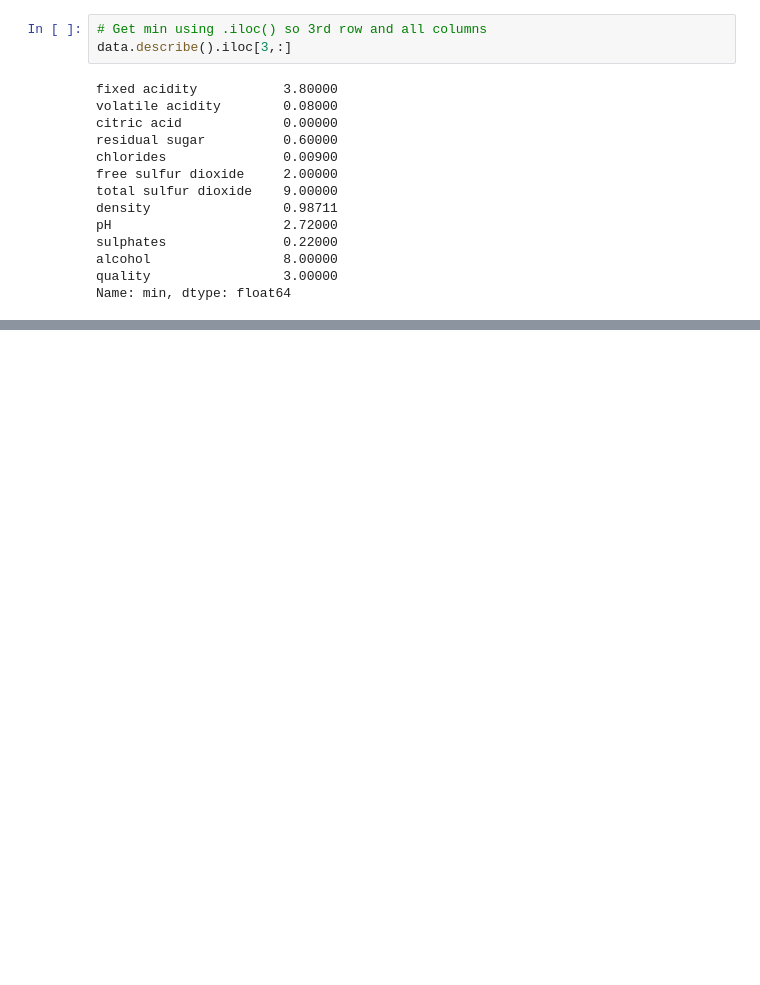
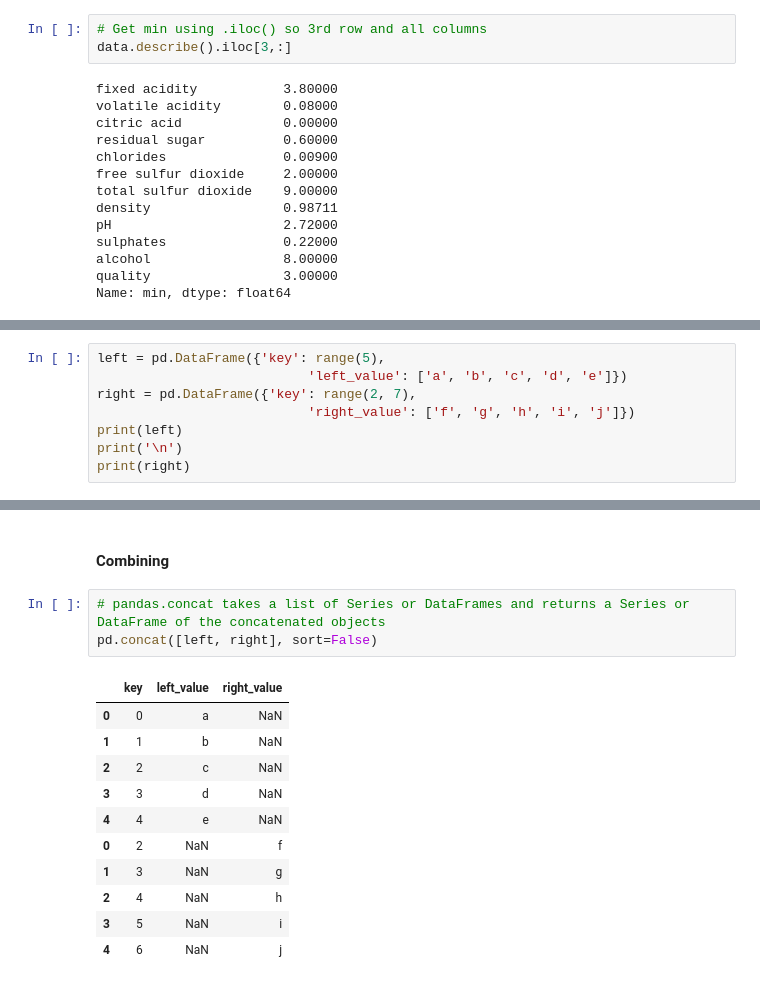
Before and after one commit to davidtnly/Python, a Jupyter notebook: MachineLearning/06-working-with-dataframes.ipynb, the cells around one changed output, grey strips where cells are left out. Drawn from its saved outputs; the diff is of its cells as text; blank space fills up the shorter version.

```diff
--- a/MachineLearning/06-working-with-dataframes.ipynb
+++ b/MachineLearning/06-working-with-dataframes.ipynb
@@ -128,0 +271,8 @@ Name: min, dtype: float64
+# %%
+left = pd.DataFrame({'key': range(5),
+                           'left_value': ['a', 'b', 'c', 'd', 'e']})
+right = pd.DataFrame({'key': range(2, 7),
+                           'right_value': ['f', 'g', 'h', 'i', 'j']})
+print(left)
+print('\n')
+print(right)
@@ -128,0 +335,17 @@ Name: min, dtype: float64
+# %% [markdown]
+#### Combining
+# %%
+# pandas.concat takes a list of Series or DataFrames and returns a Series or DataFrame of the concatenated objects
+pd.concat([left, right], sort=False)
+# %% [output]
+|  | key | left_value | right_value |
+| 0 | 0 | a | NaN |
+| 1 | 1 | b | NaN |
+| 2 | 2 | c | NaN |
+| 3 | 3 | d | NaN |
+| 4 | 4 | e | NaN |
+| 0 | 2 | NaN | f |
+| 1 | 3 | NaN | g |
+| 2 | 4 | NaN | h |
+| 3 | 5 | NaN | i |
+| 4 | 6 | NaN | j |
```
Also changed, not shown: parts of 29 cells of this notebook, 3 other files.
